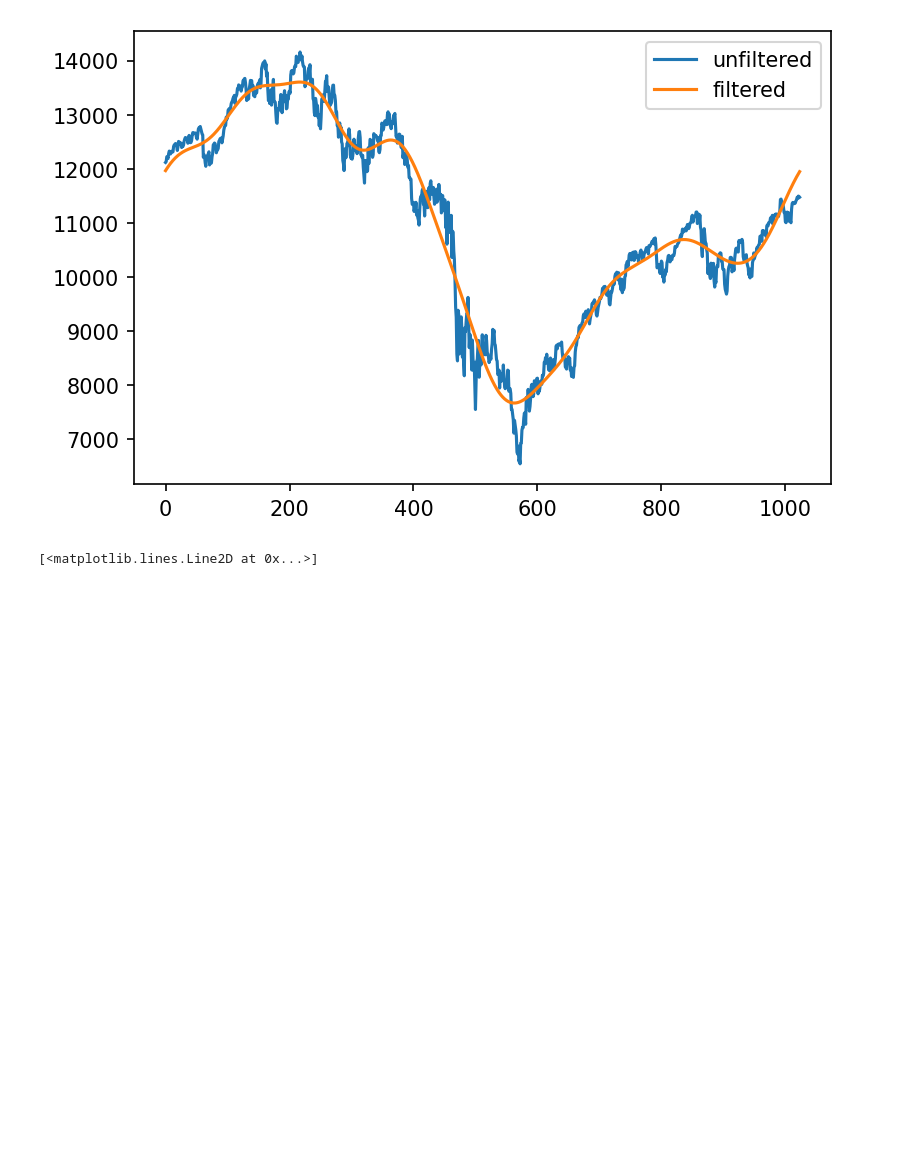
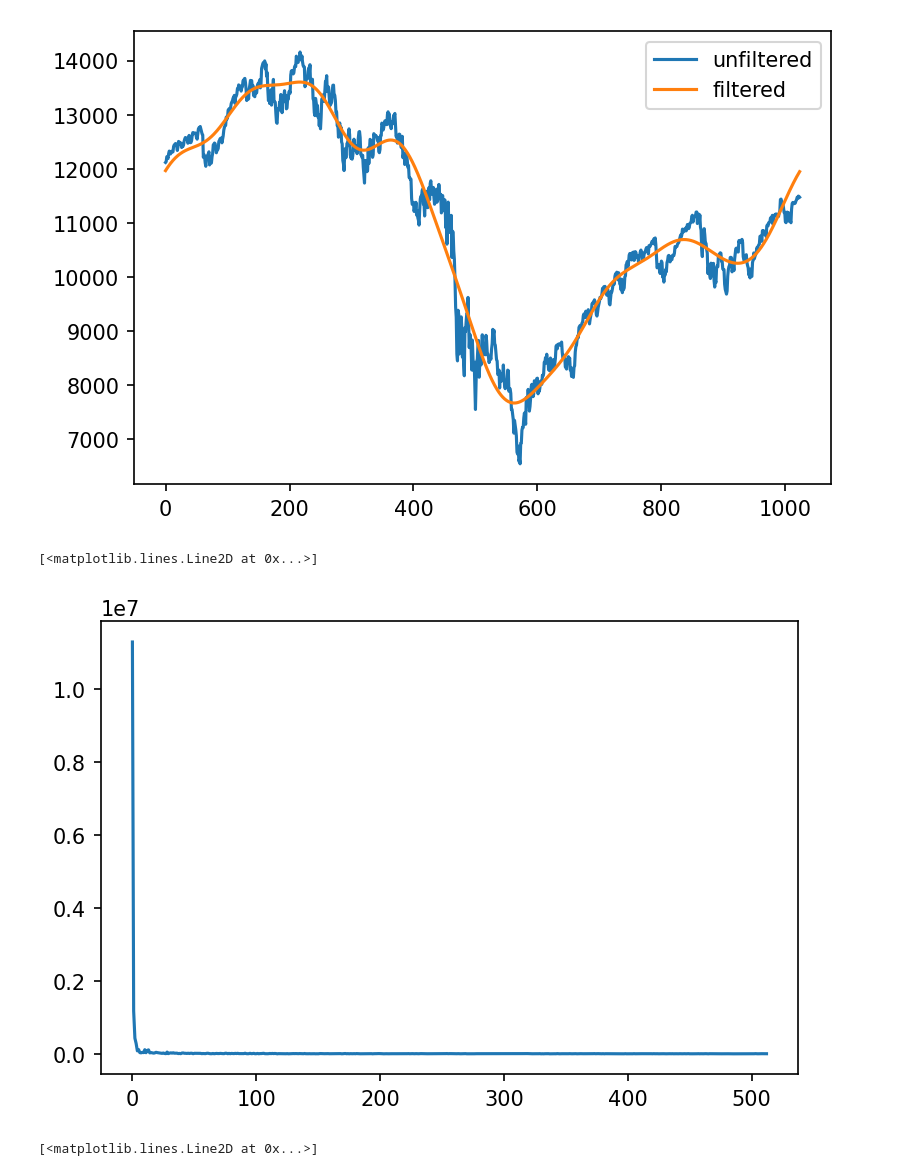
Before and after one commit to quarkron/AP155, a Jupyter notebook: Week 8/discrete fourier transform.ipynb, the cells around one changed output. Cells and saved outputs as stored; diff of their text form; code cells hidden in the pictures; blank space fills up the shorter version.

```diff
--- a/Week 8/discrete fourier transform.ipynb
+++ b/Week 8/discrete fourier transform.ipynb
@@ -71,6 +71,12 @@ plt.legend(loc='best')
 # %% [output]
 <matplotlib.legend.Legend at 0x...>
 [figure]
+# %%
+plt.figure(dpi=150)
+plt.plot(abs(rfft(dow)))
+# %% [output]
+[<matplotlib.lines.Line2D at 0x...>]
+[figure, added]
 # %%
 def sig_gen(x):
     X=x.copy()
```
Also changed, not shown: parts of 1 cell of this notebook, 6 other files.
